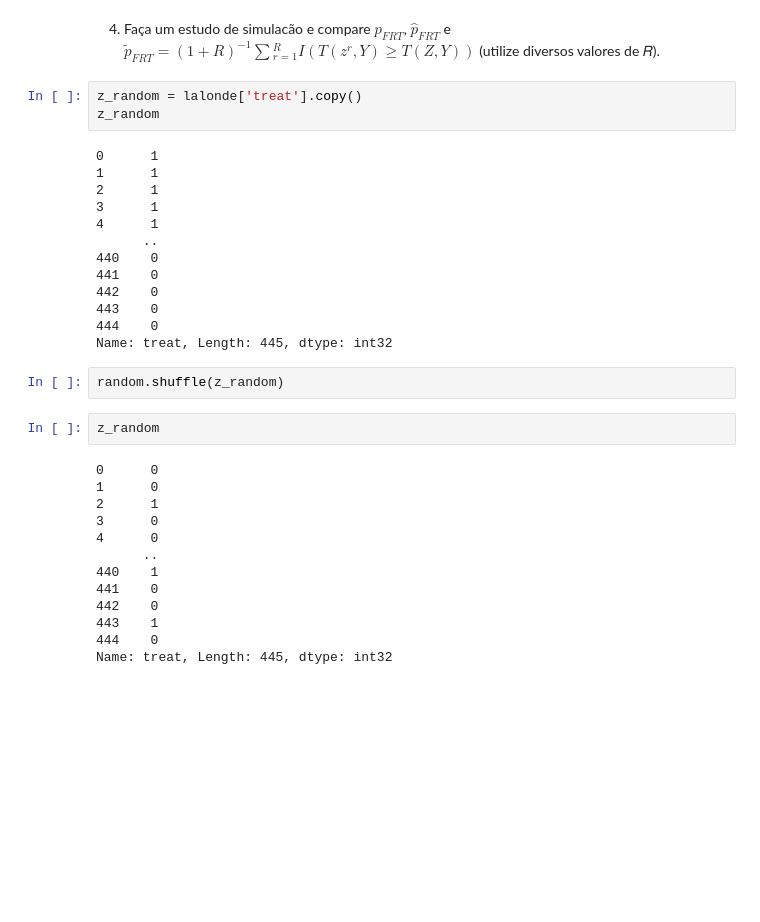
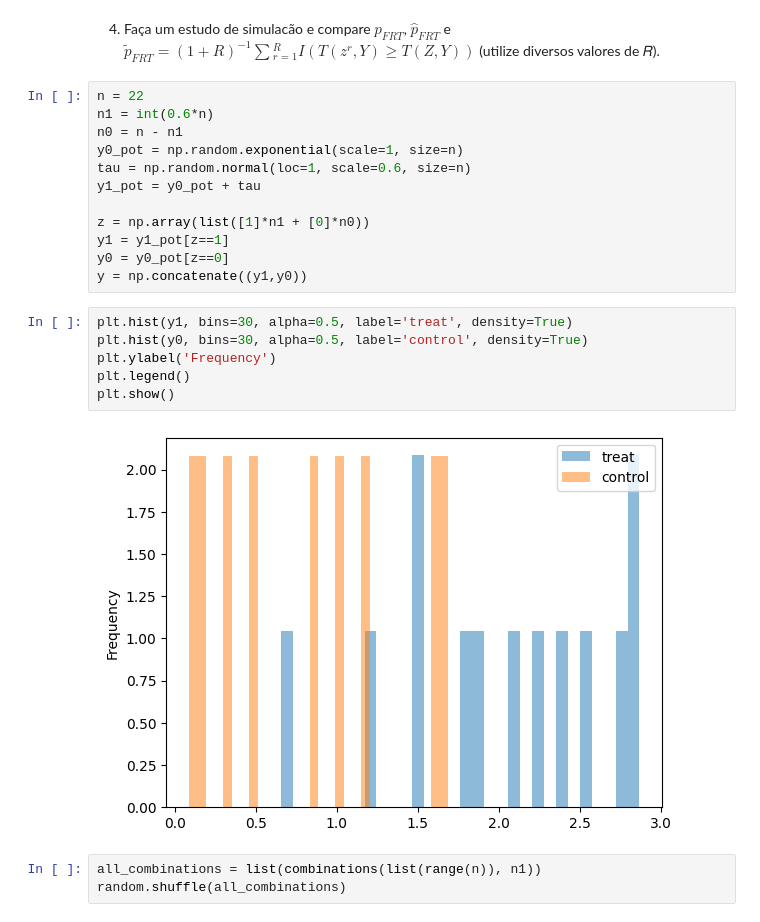
Before and after one commit to TiagoCAAmorim/causal_inference, a Jupyter notebook: Lista02/Lista02.ipynb, the cells around one changed output. Saved outputs shown, nothing was run; the diff lists cells and outputs as text; blank space fills up the shorter version.

```diff
--- a/Lista02/Lista02.ipynb
+++ b/Lista02/Lista02.ipynb
@@ -145,36 +157,26 @@ Asymptotic p-value
   Wilcoxon: 0.0061
 # %% [markdown]
 4. Faça um estudo de simulacão e compare $p_{FRT}$, $\hat{𝑝}_{𝐹𝑅𝑇}$ e $\tilde{𝑝}_{𝐹𝑅𝑇} = (1+𝑅)^{−1} \sum{}^R_{r=1} I(T(z^r,Y) \geq{} T(Z,Y))$ (utilize diversos valores de 𝑅).
-# %%
-z_random = lalonde['treat'].copy()
-z_random
-# %% [output]
-0      1
-1      1
-2      1
-3      1
-4      1
-      ..
-440    0
-441    0
-442    0
-443    0
-444    0
-Name: treat, Length: 445, dtype: int32
-# %%
-random.shuffle(z_random)
-# %%
-z_random
-# %% [output]
-0      0
-1      0
-2      1
-3      0
-4      0
-      ..
-440    1
-441    0
-442    0
-443    1
-444    0
-Name: treat, Length: 445, dtype: int32
+# %%
+n = 22
+n1 = int(0.6*n)
+n0 = n - n1
+y0_pot = np.random.exponential(scale=1, size=n)
+tau = np.random.normal(loc=1, scale=0.6, size=n)
+y1_pot = y0_pot + tau
+
+z = np.array(list([1]*n1 + [0]*n0))
+y1 = y1_pot[z==1]
+y0 = y0_pot[z==0]
+y = np.concatenate((y1,y0))
+# %%
+plt.hist(y1, bins=30, alpha=0.5, label='treat', density=True)
+plt.hist(y0, bins=30, alpha=0.5, label='control', density=True)
+plt.ylabel('Frequency')
+plt.legend()
+plt.show()
+# %% [output]
+[figure, added]
+# %%
+all_combinations = list(combinations(list(range(n)), n1))
+random.shuffle(all_combinations)
```
Also changed, not shown: parts of 16 cells of this notebook, 1 other file.
